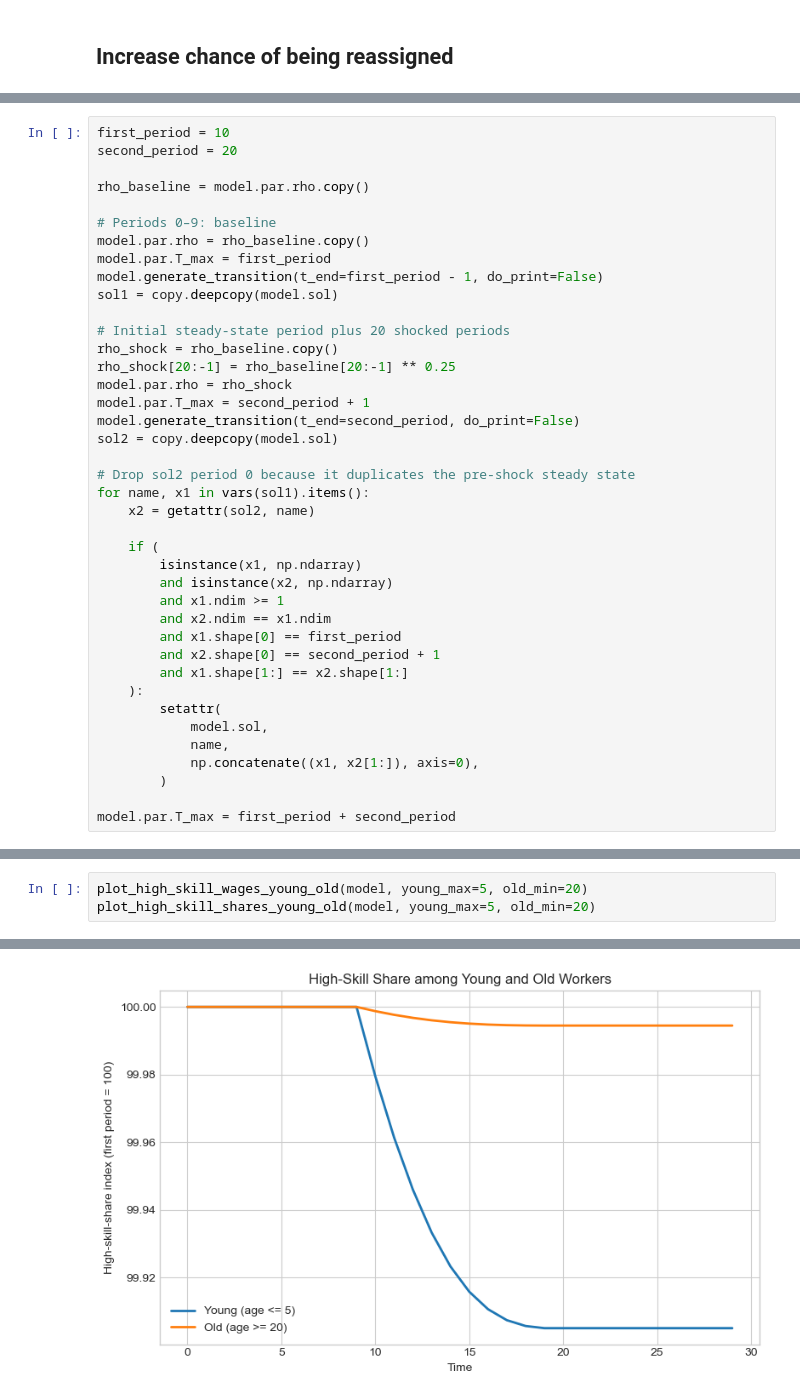
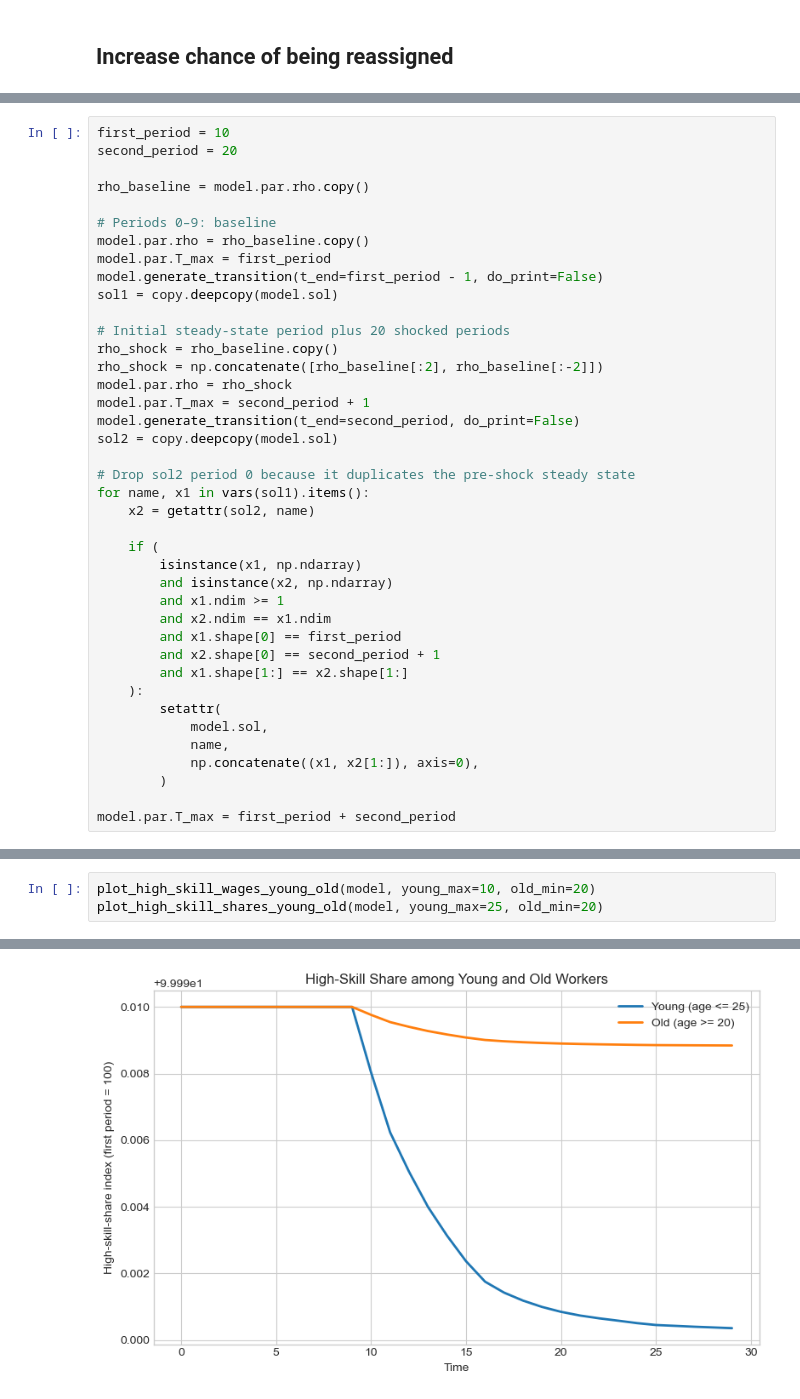
Before and after one commit to peter-l-ravn/Danish-Wage-Gap-Model, a Jupyter notebook: Create shock.ipynb, the cells around one changed output, grey strips where cells are left out. Cells and saved outputs as stored; diff of their text form.

```diff
--- a/Create shock.ipynb
+++ b/Create shock.ipynb
@@ -41,7 +61,7 @@ sol1 = copy.deepcopy(model.sol)
 
 # Initial steady-state period plus 20 shocked periods
 rho_shock = rho_baseline.copy()
-rho_shock[20:-1] = rho_baseline[20:-1] ** 0.25
+rho_shock = np.concatenate([rho_baseline[:2], rho_baseline[:-2]])
 model.par.rho = rho_shock
 model.par.T_max = second_period + 1
 model.generate_transition(t_end=second_period, do_print=False)
@@ -91,4 +100,4 @@ plot_mean_age_high_skill(model, x_size=6, y_size=5)
 # %%
-plot_high_skill_wages_young_old(model, young_max=5, old_min=20)
-plot_high_skill_shares_young_old(model, young_max=5, old_min=20)
+plot_high_skill_wages_young_old(model, young_max=10, old_min=20)
+plot_high_skill_shares_young_old(model, young_max=25, old_min=20)
 # %% [output]
@@ -96,4 +105,4 @@ plot_high_skill_shares_young_old(model, young_max=5, old_min=20)
-[figure, old version]
+[figure, new version]
 # %% [markdown]
 ![image.png](attachment:image.png)
 # %% [markdown]
```
Also changed, not shown: parts of 7 cells of this notebook, 7 other files.
